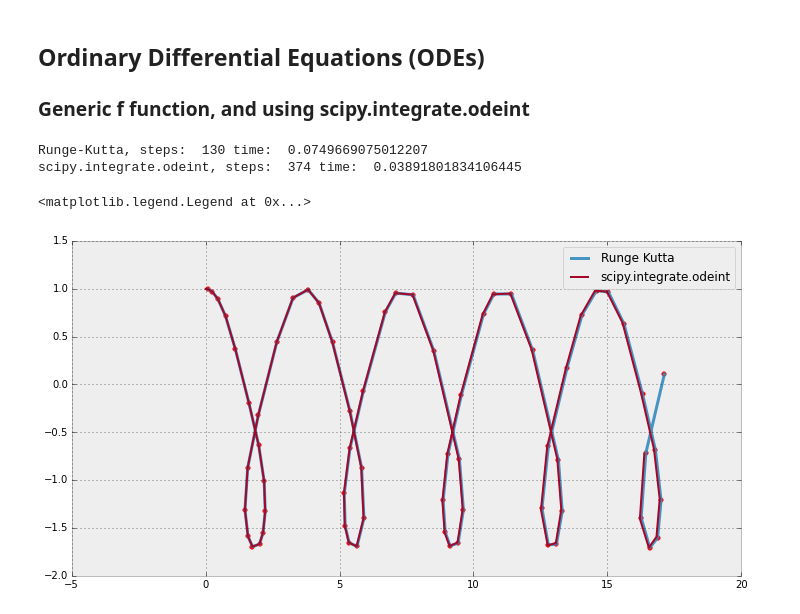
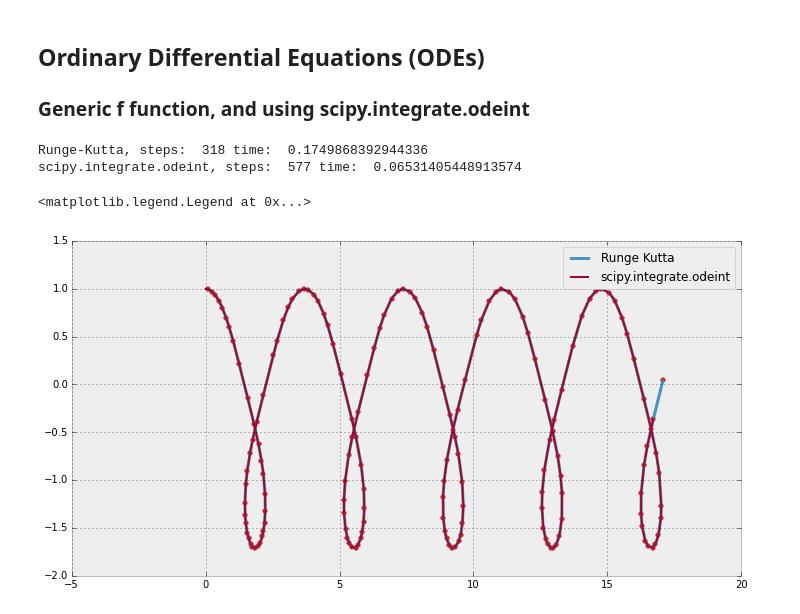
Before and after one commit to nordam/ComputationalPhysics, a Jupyter notebook: Notebooks/ODE Example 5.ipynb, the cells around one changed output. Saved outputs shown, nothing was run; the diff lists cells and outputs as text; code cells hidden in the pictures.

```diff
--- a/Notebooks/ODE Example 5.ipynb
+++ b/Notebooks/ODE Example 5.ipynb
@@ -85,7 +85,7 @@ def variableIntegrate(Tmax, h0, tol, integrator):
 
 Tmax = 12*np.pi
 h0   = 1e-1
-tol  = 1e-3
+tol  = 1e-5
 
 # Figure parameters
 plt.figure(figsize = (12,6))
@@ -95,33 +95,33 @@ alpha = 0.9
 tic = time()
 Tr, Xr, Vr = variableIntegrate(Tmax, h0, tol, rungeKutta)
 toc = time()
 print('Runge-Kutta, steps: ', 2*len(Tr), 'time: ', toc - tic)
 plt.plot(Xr[:,0], Xr[:,1], label = 'Runge Kutta', lw = linewidth, alpha = alpha)
 plt.scatter(Xr[:,0], Xr[:,1], marker = 'o', s = 20, color = 'r')
 
 x  = np.array([0., 1., 0.])
 v  = np.array([1., 0., 0.])
 Y0 = np.array([x, v]).reshape((1, -1))[0]
 
 # Define one function, to return the two derivatives
 def f(Y, t):
     Y = Y.reshape((2,3))
     q = 1
     m = 1
     y, z = Y
     dy = z
     dz = q*np.cross(z, B(t, y))/m
     return np.array((dy, dz)).reshape((1,-1))[0]
 
 tic = time()
 Y, infodict = odeint(f, Y0, Tr, rtol=tol, full_output=True)
 toc = time()
 print('scipy.integrate.odeint, steps: ', infodict['nst'][-1], 'time: ', toc - tic)
 plt.plot(Y[:,0], Y[:,1], label = 'scipy.integrate.odeint')
 
 plt.legend(loc = 'best')
 # %% [output]
-Runge-Kutta, steps:  130 time:  0.0749669075012207
-scipy.integrate.odeint, steps:  374 time:  0.03891801834106445
+Runge-Kutta, steps:  318 time:  0.1749868392944336
+scipy.integrate.odeint, steps:  577 time:  0.06531405448913574
 <matplotlib.legend.Legend at 0x...>
-[figure, old version]
+[figure, new version]
```
Also changed, not shown: 5 other files.
